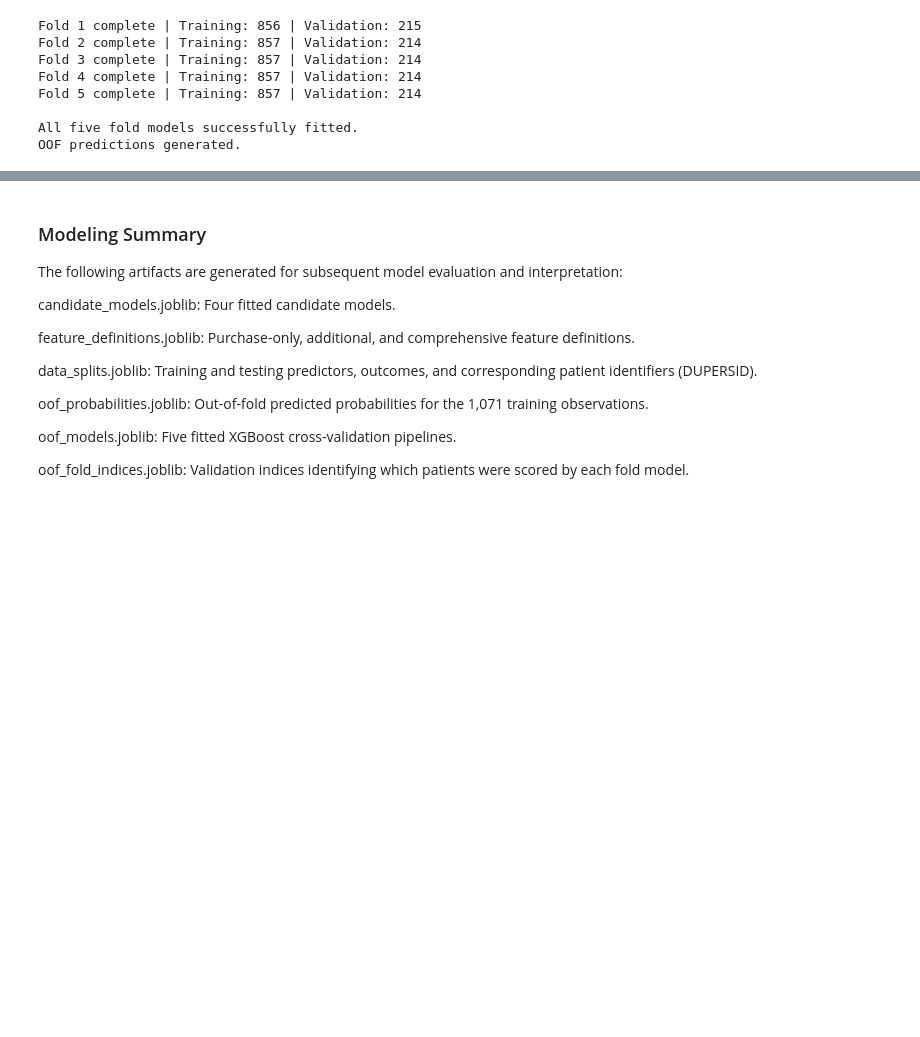
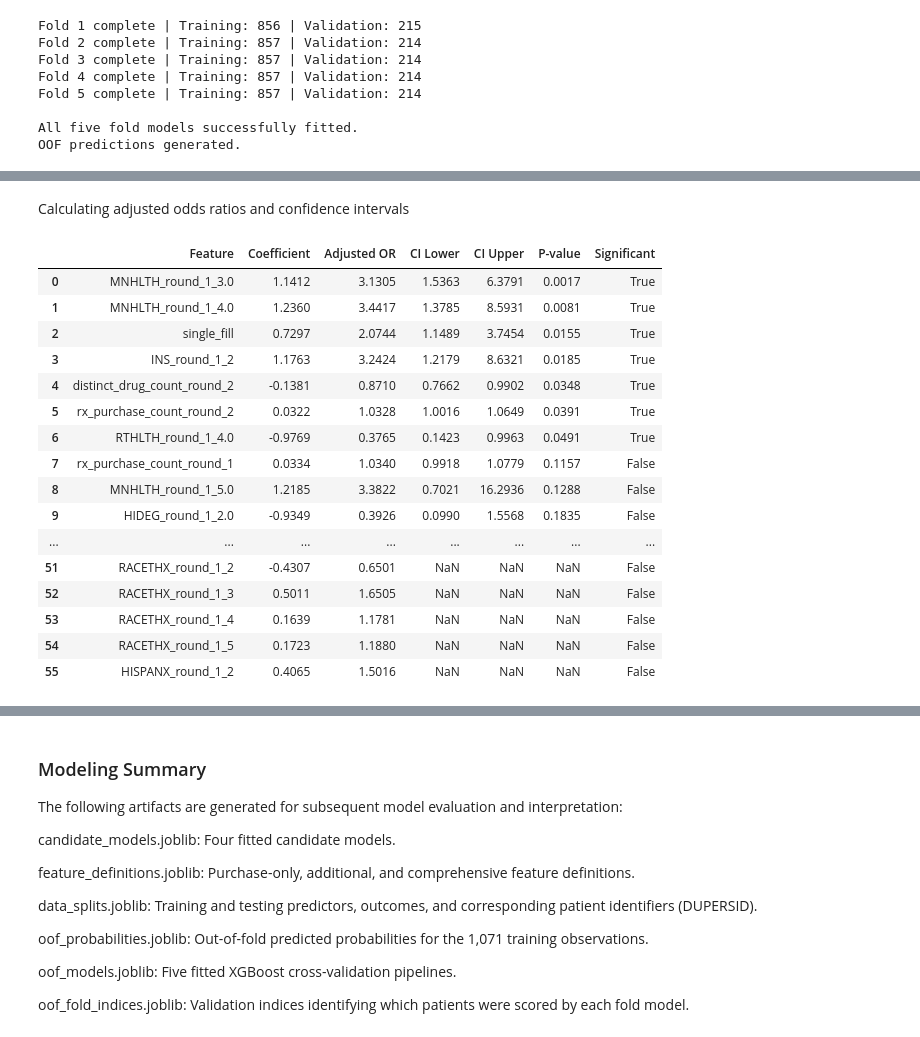
Before and after one commit to siads699-group20/statin-discontinuation, a Jupyter notebook: notebooks/03_modeling.ipynb, the cells around one changed output, grey strips where cells are left out. Saved outputs shown, nothing was run; the diff lists cells and outputs as text; code cells hidden in the pictures; blank space fills up the shorter version.

```diff
--- a/notebooks/03_modeling.ipynb
+++ b/notebooks/03_modeling.ipynb
@@ -1052,0 +1090,62 @@ OOF predictions generated.
+# %% [markdown]
+Calculating adjusted odds ratios and confidence intervals
+# %%
+# Extract regression coefficients
+coefficients = inference_results.params
+
+# Extract confidence intervals
+confidence_intervals = inference_results.conf_int()
+
+# Create results table
+odds_ratio_results = pd.DataFrame({
+
+    "Feature": coefficients.index,
+
+    "Coefficient": coefficients.values,
+
+    "Adjusted OR": np.exp(coefficients.values),
+
+    "CI Lower": np.exp(confidence_intervals[0].values),
+
+    "CI Upper": np.exp(confidence_intervals[1].values),
+
+    "P-value": inference_results.pvalues.values
+
+})
+
+# Exclude intercept
+odds_ratio_results = odds_ratio_results[
+    odds_ratio_results["Feature"] != "const"
+].copy()
+
+# Statistical significance indicator
+odds_ratio_results["Significant"] = (
+    odds_ratio_results["P-value"] < 0.05
+)
+
+# Sort by statistical significance
+odds_ratio_results = odds_ratio_results.sort_values(
+    "P-value"
+).reset_index(drop=True)
+
+display(
+    odds_ratio_results.round(4)
+)
+# %% [output]
+|  | Feature | Coefficient | Adjusted OR | CI Lower | CI Upper | P-value | Significant |
+| 0 | MNHLTH_round_1_3.0 | 1.1412 | 3.1305 | 1.5363 | 6.3791 | 0.0017 | True |
+| 1 | MNHLTH_round_1_4.0 | 1.2360 | 3.4417 | 1.3785 | 8.5931 | 0.0081 | True |
+| 2 | single_fill | 0.7297 | 2.0744 | 1.1489 | 3.7454 | 0.0155 | True |
+| 3 | INS_round_1_2 | 1.1763 | 3.2424 | 1.2179 | 8.6321 | 0.0185 | True |
+| 4 | distinct_drug_count_round_2 | -0.1381 | 0.8710 | 0.7662 | 0.9902 | 0.0348 | True |
+| 5 | rx_purchase_count_round_2 | 0.0322 | 1.0328 | 1.0016 | 1.0649 | 0.0391 | True |
+| 6 | RTHLTH_round_1_4.0 | -0.9769 | 0.3765 | 0.1423 | 0.9963 | 0.0491 | True |
+| 7 | rx_purchase_count_round_1 | 0.0334 | 1.0340 | 0.9918 | 1.0779 | 0.1157 | False |
+| 8 | MNHLTH_round_1_5.0 | 1.2185 | 3.3822 | 0.7021 | 16.2936 | 0.1288 | False |
+| 9 | HIDEG_round_1_2.0 | -0.9349 | 0.3926 | 0.0990 | 1.5568 | 0.1835 | False |
+| ... | ... | ... | ... | ... | ... | ... | ... |
+| 51 | RACETHX_round_1_2 | -0.4307 | 0.6501 | NaN | NaN | NaN | False |
+| 52 | RACETHX_round_1_3 | 0.5011 | 1.6505 | NaN | NaN | NaN | False |
+| 53 | RACETHX_round_1_4 | 0.1639 | 1.1781 | NaN | NaN | NaN | False |
+| 54 | RACETHX_round_1_5 | 0.1723 | 1.1880 | NaN | NaN | NaN | False |
+| 55 | HISPANX_round_1_2 | 0.4065 | 1.5016 | NaN | NaN | NaN | False |
```
Also changed, not shown: parts of 9 cells of this notebook, 1 other file.
